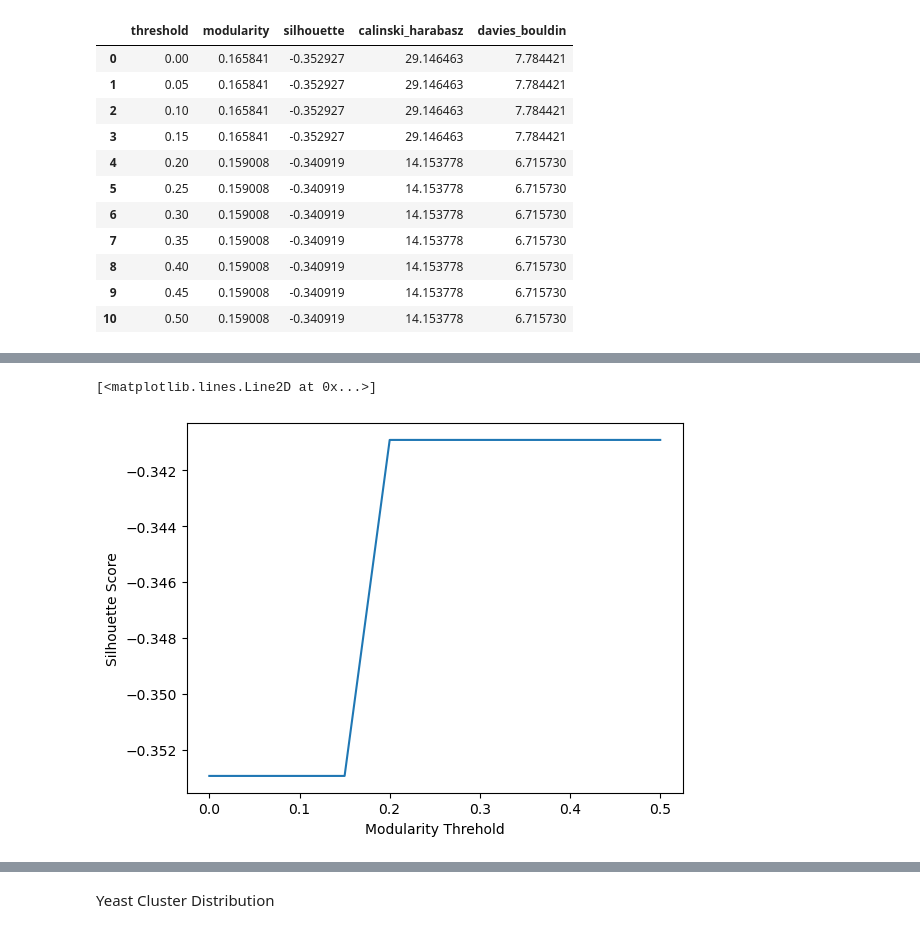
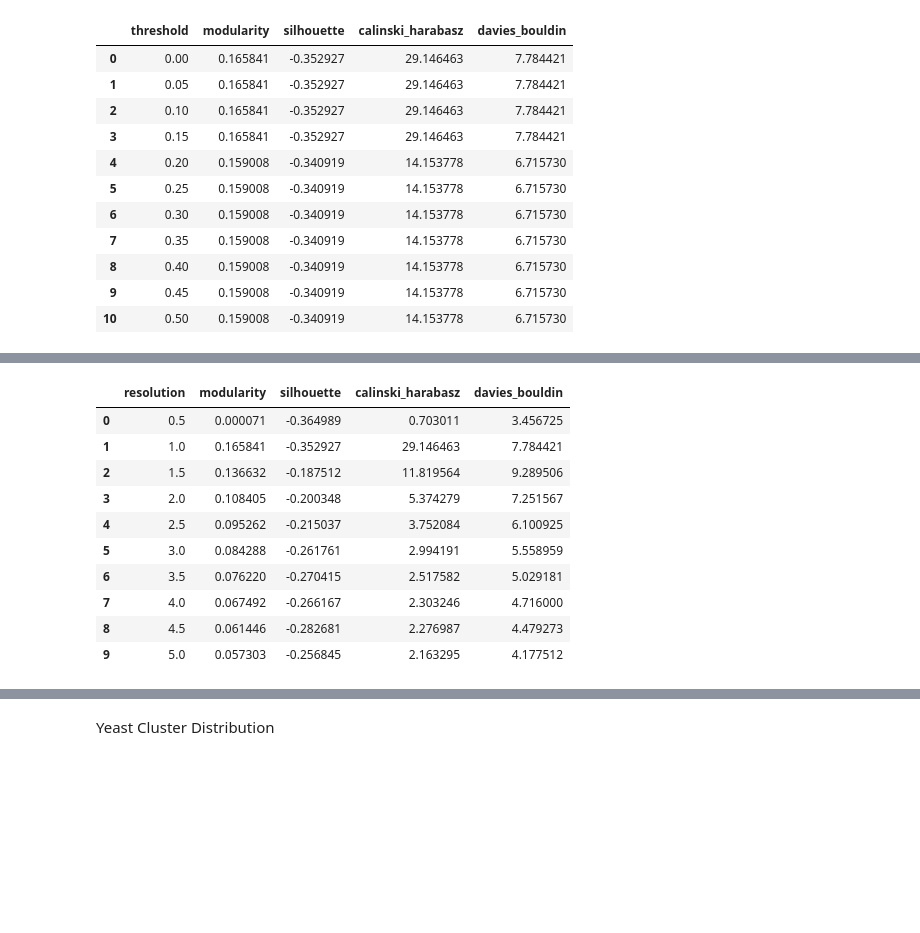
Before and after one commit to itmorgan/SC4200-Proj-One, a Jupyter notebook: louvain.ipynb, the cells around one changed output, grey strips where cells are left out. Cells and saved outputs as stored; diff of their text form; code cells hidden in the pictures; blank space fills up the shorter version.

```diff
--- a/louvain.ipynb
+++ b/louvain.ipynb
@@ -123,7 +111,46 @@ plt.plot(results['threshold'], results['davies_bouldin'])
-# %%
-plt.xlabel('Modularity Threhold')
-plt.ylabel('Silhouette Score')
-plt.plot(results['threshold'], results['silhouette'])
-# %% [output]
-[<matplotlib.lines.Line2D at 0x...>]
-[figure, removed]
+# %%
+resolutions = np.arange(0.5, 5.5, 0.5)
+res_result = pd.DataFrame(columns=['resolution', 'modularity', 'silhouette', 'calinski_harabasz', 'davies_bouldin'])
+adj_matrix = nx.to_numpy_array(G_yeast)
+for resolution in resolutions:
+    #Conduct louvain community detection
+    yeast_grps = nx.community.louvain_communities(G_yeast, resolution=resolution, seed=42)
+
+    #Obtain modularity score
+    mod = modularity(G_yeast, yeast_grps)
+    res_result.loc[len(res_result)] = [resolution, mod, None, None, None]
+    res_result.loc[res_result['resolution'] == resolution, 'modularity'] = mod
+
+    #Prepare data for clustering metrics
+    node_labels = []
+    for node in G_yeast.nodes():
+        label = -1  # Default label for nodes not in any community
+        for idx, grp in enumerate(yeast_grps):
+            if node in grp:
+                label = idx
+                break
+        node_labels.append(label)
+
+    #Calculate clustering metrics
+    ch = calinski_harabasz_score(adj_matrix, node_labels)
+    db = davies_bouldin_score(adj_matrix, node_labels)
+    sil = silhouette_score(adj_matrix, node_labels)
+
+    #Store results
+    res_result.loc[res_result['resolution'] == resolution, 'silhouette'] = sil
+    res_result.loc[res_result['resolution'] == resolution, 'calinski_harabasz'] = ch
+    res_result.loc[res_result['resolution'] == resolution, 'davies_bouldin'] = db
+
+res_result.head(20)
+# %% [output]
+|  | resolution | modularity | silhouette | calinski_harabasz | davies_bouldin |
+| 0 | 0.5 | 0.000071 | -0.364989 | 0.703011 | 3.456725 |
+| 1 | 1.0 | 0.165841 | -0.352927 | 29.146463 | 7.784421 |
+| 2 | 1.5 | 0.136632 | -0.187512 | 11.819564 | 9.289506 |
+| 3 | 2.0 | 0.108405 | -0.200348 | 5.374279 | 7.251567 |
+| 4 | 2.5 | 0.095262 | -0.215037 | 3.752084 | 6.100925 |
+| 5 | 3.0 | 0.084288 | -0.261761 | 2.994191 | 5.558959 |
+| 6 | 3.5 | 0.076220 | -0.270415 | 2.517582 | 5.029181 |
+| 7 | 4.0 | 0.067492 | -0.266167 | 2.303246 | 4.716000 |
+| 8 | 4.5 | 0.061446 | -0.282681 | 2.276987 | 4.479273 |
+| 9 | 5.0 | 0.057303 | -0.256845 | 2.163295 | 4.177512 |
```
Also changed, not shown: parts of 15 cells of this notebook.
